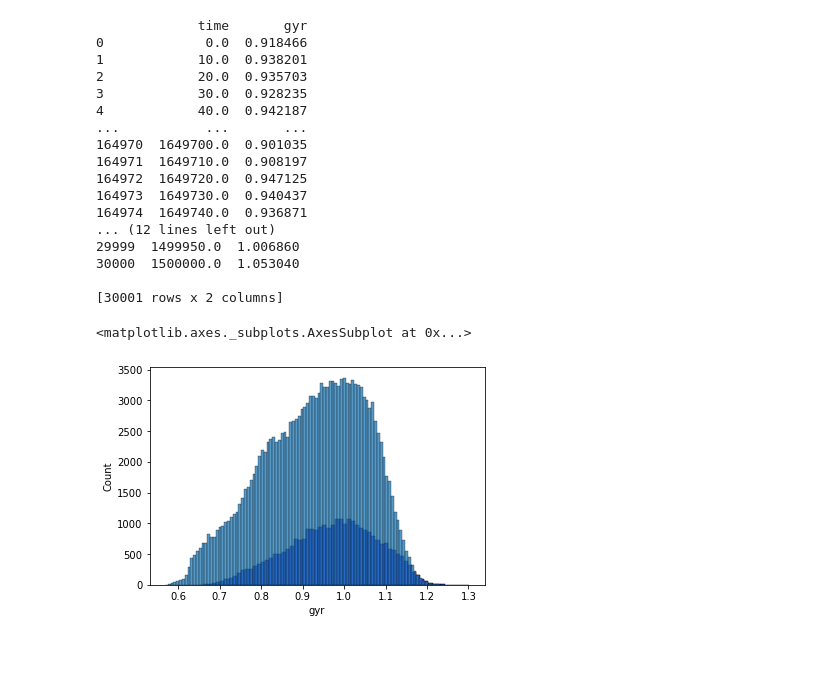
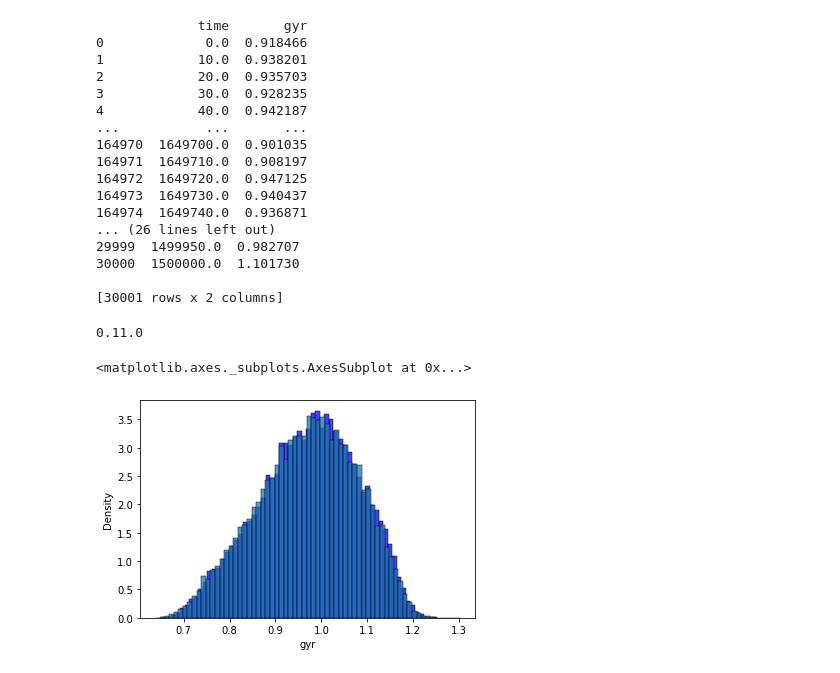
Before and after one commit to multi-ego/multi-eGO, a Jupyter notebook: gyration.ipynb, the cells around one changed output. Cells and saved outputs as stored; diff of their text form; code cells hidden in the pictures.

```diff
--- a/gyration.ipynb
+++ b/gyration.ipynb
@@ -11,8 +11,13 @@ greta_gyr_pairs = pd.read_csv('native_TTR/monomer_gyration_greta.txt', sep = '\\
 greta_gyr_pairs.columns = ['time', 'gyr', 'g', 'h', 'j']
 greta_gyr_pairs.drop(['g', 'h', 'j'], axis=1, inplace = True)
 
+reweight_gyr_pairs = pd.read_csv('native_TTR/monomer_gyration_reweight.txt', sep = '\\s+', header=None)
+reweight_gyr_pairs.columns = ['time', 'gyr', 'g', 'h', 'j']
+reweight_gyr_pairs.drop(['g', 'h', 'j'], axis=1, inplace = True)
+
 print(amber_gyr_pairs)
 print(greta_gyr_pairs)
+print(reweight_gyr_pairs)
 # %% [output]
              time       gyr
 0             0.0  0.918466
@@ -26,18 +31,22 @@ print(greta_gyr_pairs)
 164972  1649720.0  0.947125
 164973  1649730.0  0.940437
 164974  1649740.0  0.936871
-... (12 lines left out)
-29999  1499950.0  1.006860
-30000  1500000.0  1.053040
+... (26 lines left out)
+29999  1499950.0  0.982707
+30000  1500000.0  1.101730
 
 [30001 rows x 2 columns]
 # %%
 import seaborn as sns
-sns.histplot(data=greta_gyr_pairs, x = 'gyr', color='blue')
-sns.histplot(data=amber_gyr_pairs, x = 'gyr')
+
+print(sns.__version__)
+sns.histplot(data=greta_gyr_pairs, x = 'gyr', color='blue', stat = 'density')
+#sns.histplot(data=amber_gyr_pairs, x = 'gyr', stat = 'density')
+sns.histplot(data=reweight_gyr_pairs, x = 'gyr', stat = 'density')
 # %% [output]
-<matplotlib.axes._subplots.AxesSubplot at 0x...>
+0.11.0
+<matplotlib.axes._subplots.AxesSubplot at 0x...>
-[figure, old version]
+[figure, new version]
 # %%
 import seaborn as sns
 sns.histplot(data=amber_gyr_pairs, x = 'gyr')
```
Also changed, not shown: parts of 1 cell of this notebook, 12 other files.
